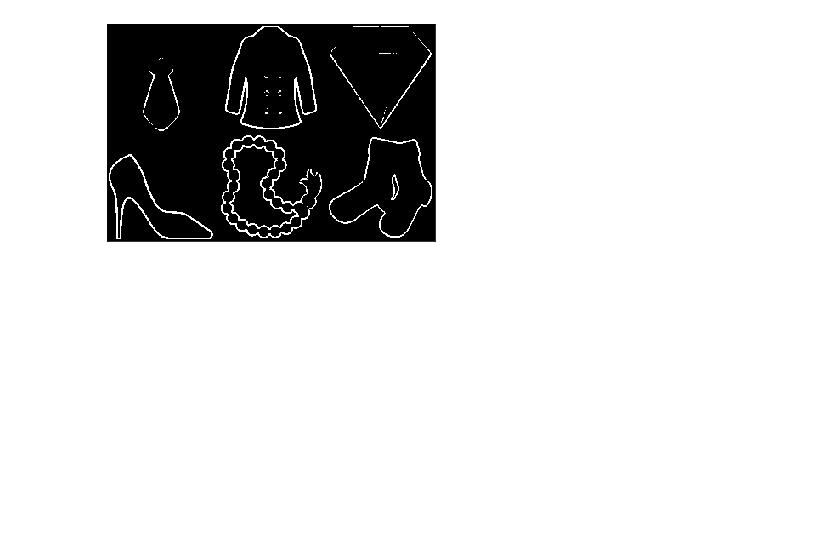
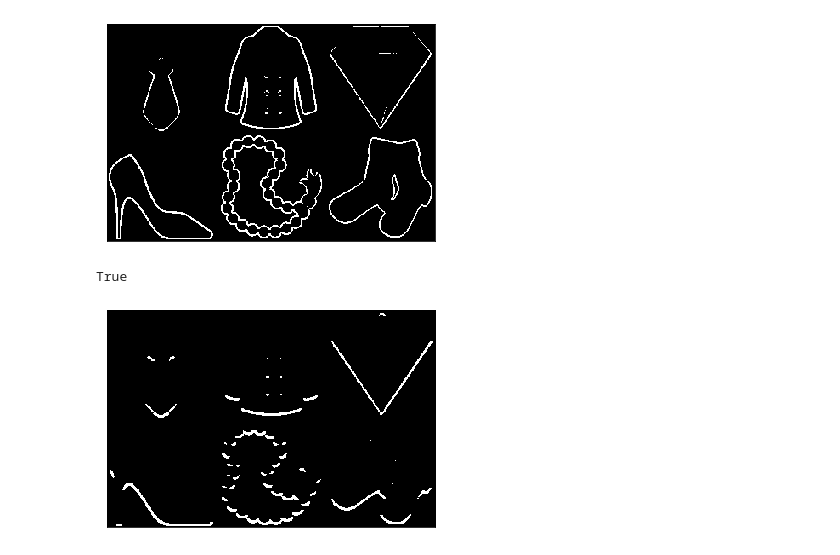
Before and after one commit to shivampip/BasicObjectDetection, a Jupyter notebook: BorderMaker.ipynb, the cells around one changed output. Drawn from its saved outputs; the diff is of its cells as text; code cells hidden in the pictures; blank space fills up the shorter version.

```diff
--- a/BorderMaker.ipynb
+++ b/BorderMaker.ipynb
@@ -88,3 +88,17 @@ tbimg= np.logical_or(np.logical_or(timg, bimg), np.logical_or(limg, rimg))
 ip.plot(tbimg)
 # %% [output]
 [figure]
+# %%
+fimg= ip.apply_filter(gimg, np.array([
+    [-1,-1,-1,-1],
+    [0,0,0,0,],
+    [0,0,0,0,],
+    [1,1,1,1]
+]))
+ip.plot(fimg)
+ffimg= fimg>200.0
+ip.plot(ffimg)
+np.max(ffimg)
+# %% [output]
+True
+[figure, added]
```
Also changed, not shown: parts of 2 cells of this notebook.
